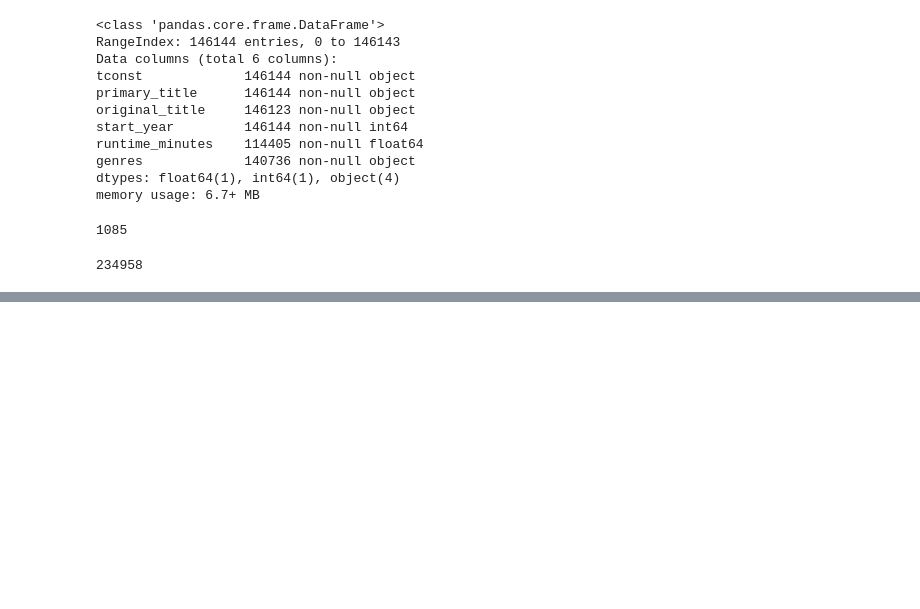
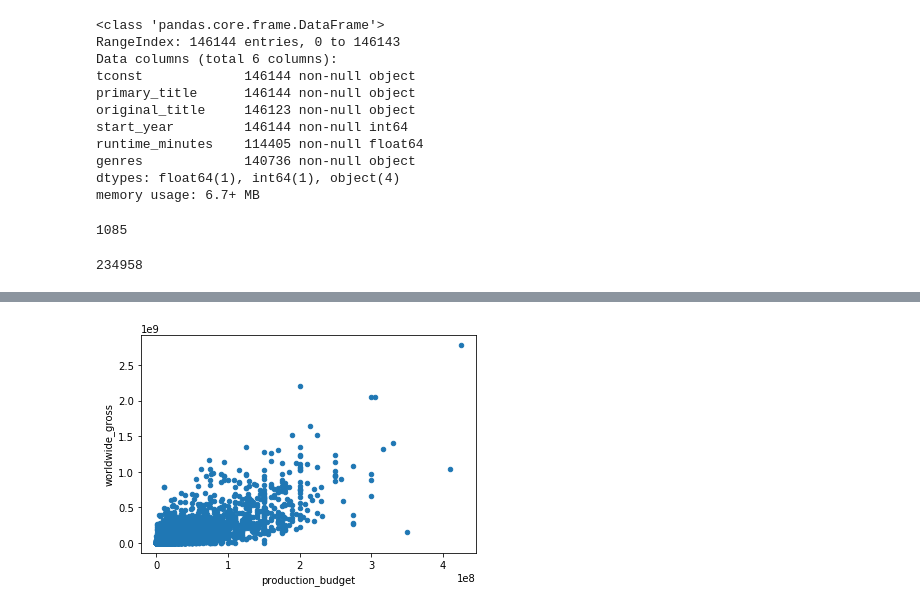
Before and after one commit to StephenTurk/mod1_project, a Jupyter notebook: student.ipynb, the cells around one changed output, grey strips where cells are left out. Cells and saved outputs as stored; diff of their text form; code cells hidden in the pictures; blank space fills up the shorter version.

```diff
--- a/student.ipynb
+++ b/student.ipynb
@@ -129,0 +273,2 @@ sorted_genres
+# %%
+tn_movie_budgets = pd.read_csv('zippedData/tn.movie_budgets.csv.gz')
@@ -129,0 +325,3 @@ sorted_genres
+# %%
+tn_movie_budgets[tn_movie_budgets.columns[3:]] = tn_movie_budgets[tn_movie_budgets.columns[3:]].apply(lambda x: x.str.replace('$','')).apply(lambda x: x.str.replace(',','')).astype(np.int64)
+tn_movie_budgets.head()
@@ -129,0 +356,4 @@ sorted_genres
+# %%
+tn_movie_budgets.plot('production_budget', 'worldwide_gross', kind='scatter');
+# %% [output]
+[figure, added]
```
Also changed, not shown: parts of 68 cells of this notebook.
